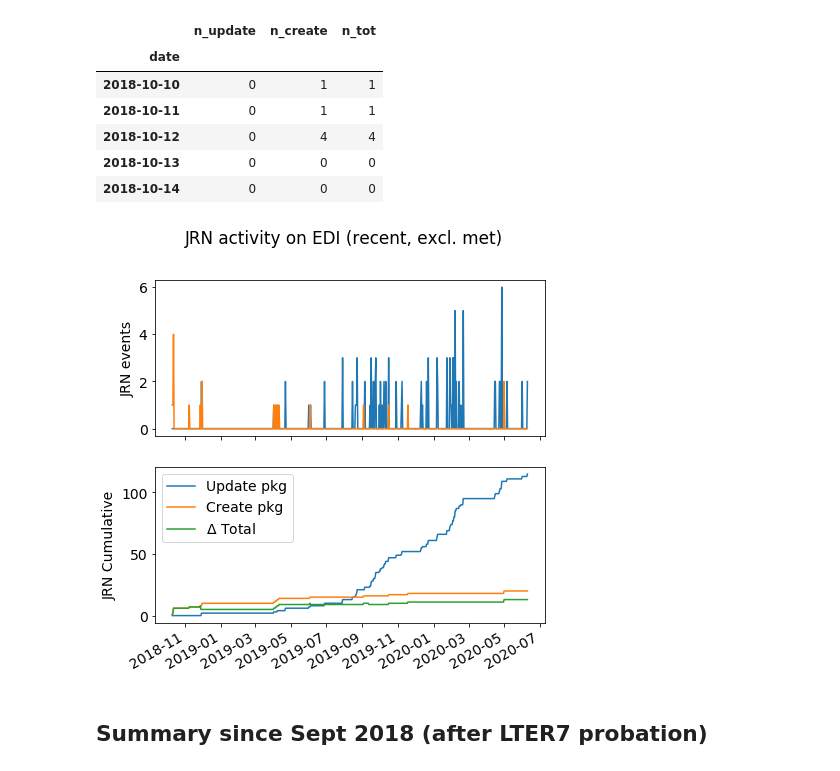
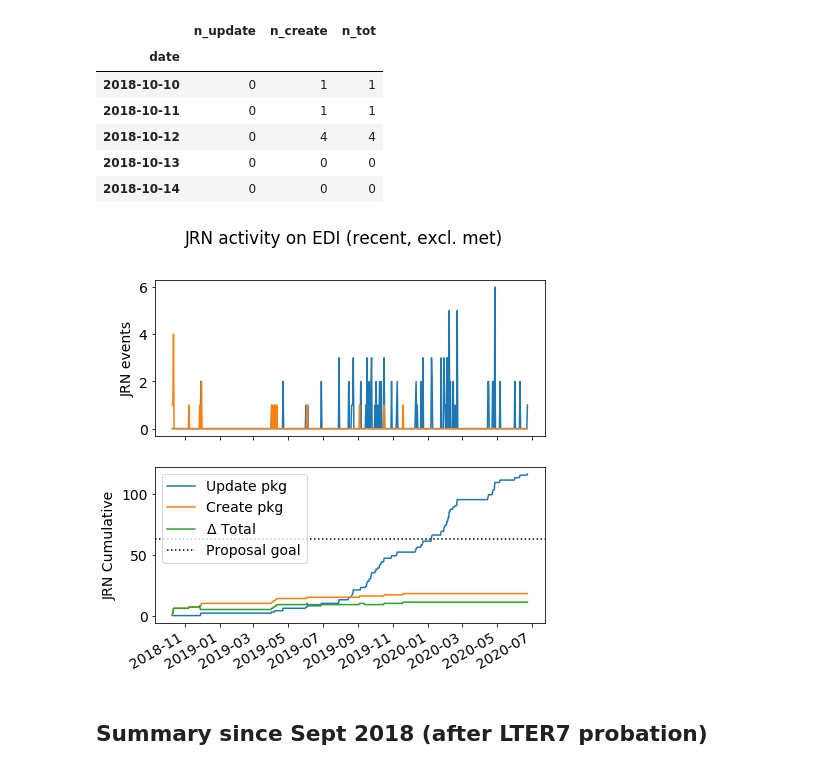
Before and after one commit to jornada-im/diagnostics, a Jupyter notebook: JRN-EDI-diagnostics.ipynb, the cells around one changed output. Saved outputs shown, nothing was run; the diff lists cells and outputs as text; code cells hidden in the pictures.

```diff
--- a/JRN-EDI-diagnostics.ipynb
+++ b/JRN-EDI-diagnostics.ipynb
@@ -65,8 +79,8 @@ with open('knb-lter-jrn_20190101-20191231.xml', 'w') as f:
 #curl -i -X GET "https://pasta.lternet.edu/package/changes/eml?fromDate=2017-02-01T12:00:00&toDate=2020-01-28&scope=knb-lter-jrn"
 # This is the "List recent changes" call  https://pastaplus-core.readthedocs.io/en/latest/doc_tree/pasta_api/data_package_manager_api.html#list-recent-changes
 params = (
-    ('fromDate', '2020-01-01'),
-    #('toDate', '2019-01-01'),
+    ('fromDate', '2020-05-02'),
+    #('toDate', '2020-05-01'),
     ('scope', 'knb-lter-jrn'))#,
 #    ('environment', 'production'))
 
@@ -86,6 +100,9 @@ root_1 = tree_1.getroot()
 tree_2 = ET.parse('knb-lter-jrn_20190101-20191231.xml')
 root_2 = tree_2.getroot()
 
+tree_3 = ET.parse('knb-lter-jrn_20200101-20200501.xml')
+root_3 = tree_3.getroot()
+
 root = ET.fromstring(response.text)
 # %%
 # Number of elements (EDI changes) in root
@@ -180,7 +199,12 @@ df_2 = pd.DataFrame({'date':[date.text for date in root_2.iter('date')],
                    'action':[sm.text for sm in root_2.iter('serviceMethod')]}
                    )
 
-df_old = pd.concat([df_1, df_2])
+df_3 = pd.DataFrame({'date':[date.text for date in root_3.iter('date')],
+                   'pkgid':[int(ID.text) for ID in root_3.iter('identifier')],
+                   'action':[sm.text for sm in root_3.iter('serviceMethod')]}
+                   )
+
+df_old = pd.concat([df_1, df_2, df_3])
 
 # Create a dataframe from the entire record in root
 df = pd.DataFrame({'date':[date.text for date in root.iter('date')],
@@ -394,25 +418,27 @@ rdEDI_nomet.head()
 # %%
 # Recent plot:
 fig, ax = plt.subplots(nrows=2, ncols=1, figsize=(7, 7), sharex=True)
 
 ax[0].plot(rdEDI_nomet.index, rdEDI_nomet.n_update, label='Update pkg')
 ax[0].plot(rdEDI_nomet.index, rdEDI_nomet.n_create, label='Create pkg')
 ax[0].set_ylabel('JRN events')
 
 ax[1].plot(rdEDI_nomet.index, rdEDI_nomet.n_update.cumsum(), label='Update pkg')
 ax[1].plot(rdEDI_nomet.index, rdEDI_nomet.n_create.cumsum(), label='Create pkg')
 ax[1].plot(rdEDI_nomet.index, rdEDI_nomet.n_tot.cumsum(), label='$\Delta$ Total')
+ax[1].axhline(y=63, xmin=0, xmax=1, ls=':', lw=1.5, color='k',
+             label='Proposal goal')
 
 plt.ylabel('JRN Cumulative')
 fig.autofmt_xdate()
 plt.suptitle('JRN activity on EDI (recent, excl. met)')
 plt.legend()
 
 fig.savefig(os.path.expanduser(
     "/Users/gmaurer/GD_gmaurer.jrn.lter/IM/figures/JRN_EDI_recNoMet_{0}.png".format(now)),
             dpi=150)
 # %% [output]
-[figure, old version]
+[figure, new version]
 # %% [markdown]
 ## Summary since Sept 2018 (after LTER7 probation)
 # %%
```
Also changed, not shown: parts of 14 cells of this notebook, 1 other file.
